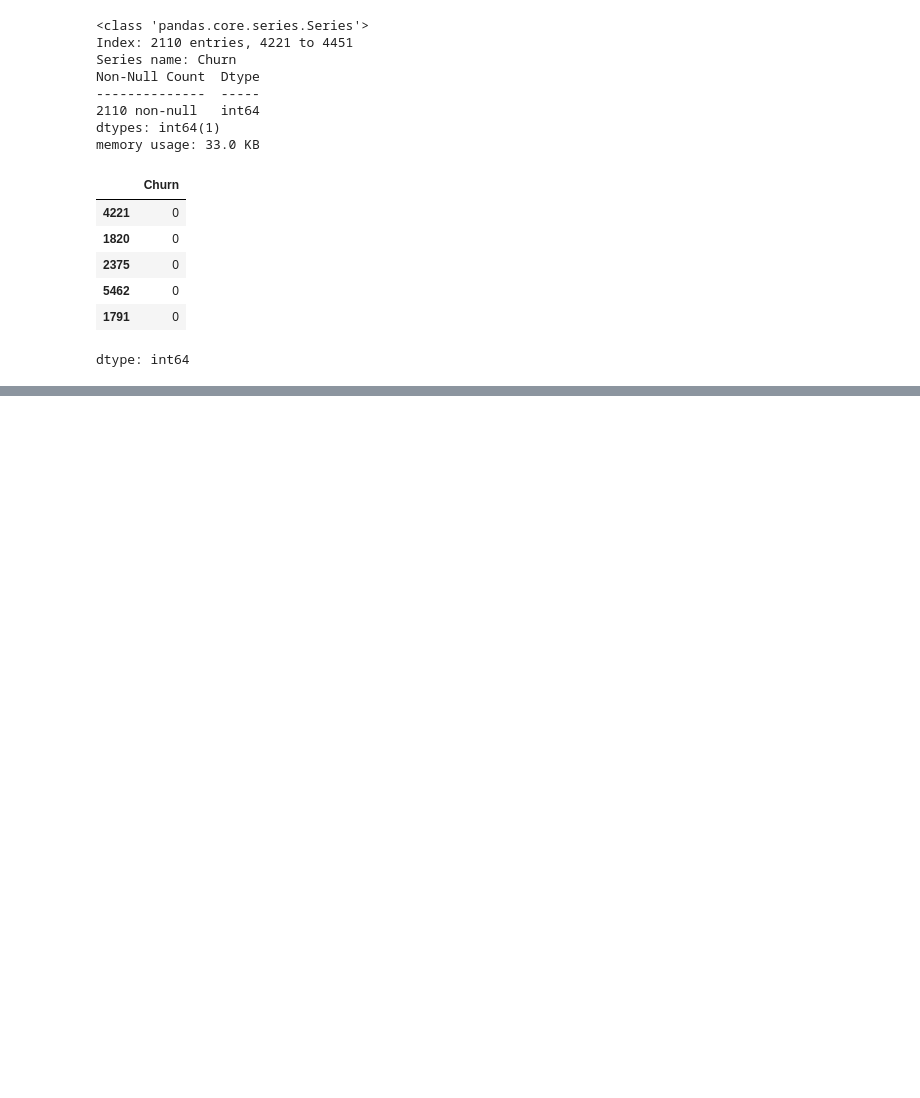
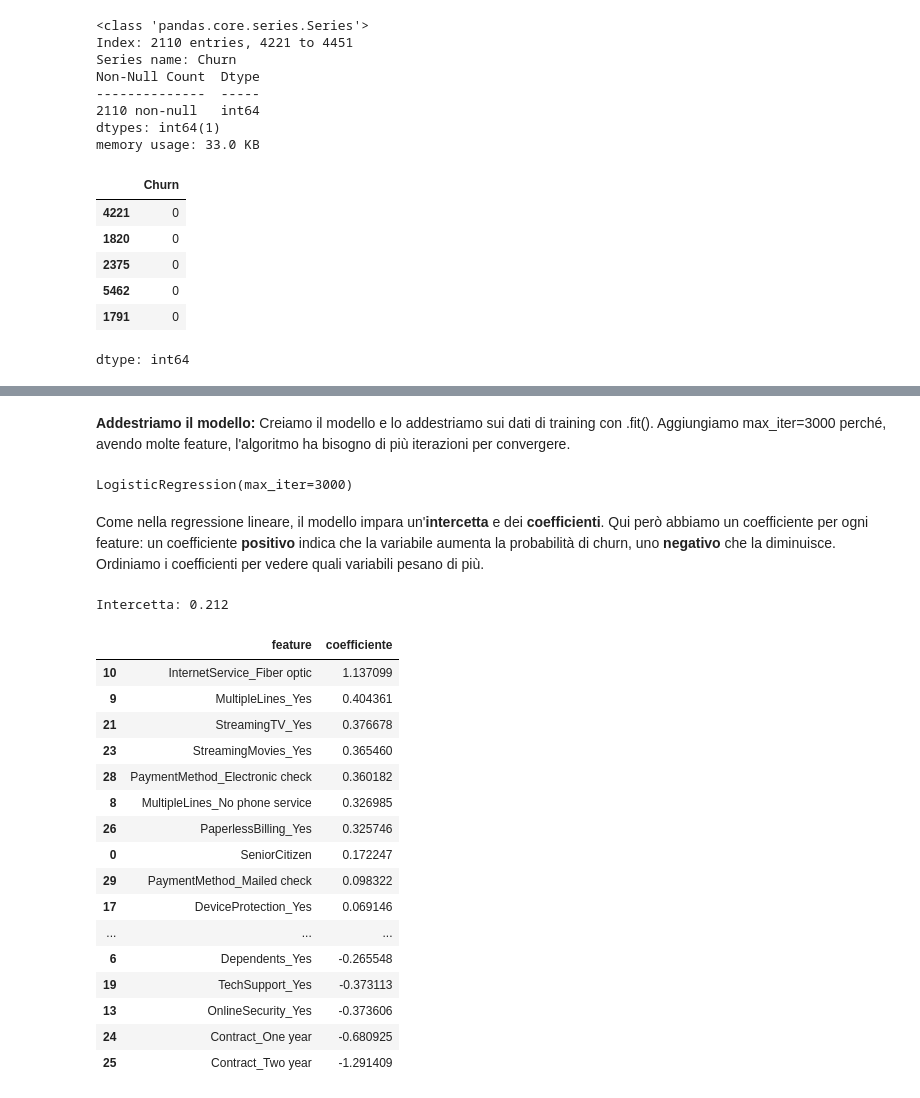
Before and after one commit to aurorap1/Progetto-Data-Science-Gruppo-8-, a Jupyter notebook: Notebook/ProgettoDataScienceGruppo_8.ipynb, the cells around one changed output, grey strips where cells are left out. Saved outputs shown, nothing was run; the diff lists cells and outputs as text; code cells hidden in the pictures; blank space fills up the shorter version.

```diff
--- a/Notebook/ProgettoDataScienceGruppo_8.ipynb
+++ b/Notebook/ProgettoDataScienceGruppo_8.ipynb
@@ -584,13 +584,10 @@ plt.show()
 # %% [markdown]
 **Ipotesi**: i contratti Month-to-month presentano un tasso di churn nettamente superiore rispetto ai contratti annuali e biennali.
 # %%
-# Convertiamo Churn (testo "Yes"/"No") in numerico (1/0):
-# "Yes" -> True -> 1, "No" -> False -> 0.
-# ci permette di calcolare il tasso di churn per gruppo.
-df["Churn_num"] = (df["Churn"] == "Yes").astype(int)
+# Convertiamo Churn (testo "Yes"/"No") in numerico (1/0) usando .map
 
 plt.figure(figsize=(7, 4))
-sns.barplot(data=df, x="Contract", y="Churn_num")
+sns.barplot(data=df, x="Contract", y=df["Churn"].map({"No": 0, "Yes": 1}))
 plt.title("Tasso di churn per tipo di contratto")
 plt.xlabel("Tipo di contratto")
 plt.ylabel("Tasso di churn")
@@ -975,0 +996,42 @@ files.download('test.csv')
+# %% [markdown]
+**Addestriamo il modello:** Creiamo il modello e lo addestriamo sui dati di training con .fit(). Aggiungiamo max_iter=3000 perché, avendo molte feature, l'algoritmo ha bisogno di più iterazioni per convergere.
+# %%
+# Creiamo il modello di regressione logistica
+log_model = LogisticRegression(max_iter=3000)
+
+# Addestriamo il modello sui dati di training
+log_model.fit(X_train, Y_train)
+# %% [output]
+LogisticRegression(max_iter=3000)
+# %% [markdown]
+Come nella regressione lineare, il modello impara un'**intercetta** e dei **coefficienti**. Qui però abbiamo un coefficiente per ogni feature: un coefficiente **positivo** indica che la variabile aumenta la probabilità di churn, uno **negativo** che la diminuisce. Ordiniamo i coefficienti per vedere quali variabili pesano di più.
+# %%
+# Intercetta del modello
+print("Intercetta:", log_model.intercept_[0].round(3))
+
+# Coefficiente per ogni feature, ordinati dal più positivo al più negativo
+coefficienti = pd.DataFrame({
+    "feature": X_train.columns,
+    "coefficiente": log_model.coef_[0]
+}).sort_values("coefficiente", ascending=False)
+
+coefficienti
+# %% [output]
+Intercetta: 0.212
+|  | feature | coefficiente |
+| 10 | InternetService_Fiber optic | 1.137099 |
+| 9 | MultipleLines_Yes | 0.404361 |
+| 21 | StreamingTV_Yes | 0.376678 |
+| 23 | StreamingMovies_Yes | 0.365460 |
+| 28 | PaymentMethod_Electronic check | 0.360182 |
+| 8 | MultipleLines_No phone service | 0.326985 |
+| 26 | PaperlessBilling_Yes | 0.325746 |
+| 0 | SeniorCitizen | 0.172247 |
+| 29 | PaymentMethod_Mailed check | 0.098322 |
+| 17 | DeviceProtection_Yes | 0.069146 |
+| ... | ... | ... |
+| 6 | Dependents_Yes | -0.265548 |
+| 19 | TechSupport_Yes | -0.373113 |
+| 13 | OnlineSecurity_Yes | -0.373606 |
+| 24 | Contract_One year | -0.680925 |
+| 25 | Contract_Two year | -1.291409 |
```
Also changed, not shown: parts of 35 cells of this notebook.
